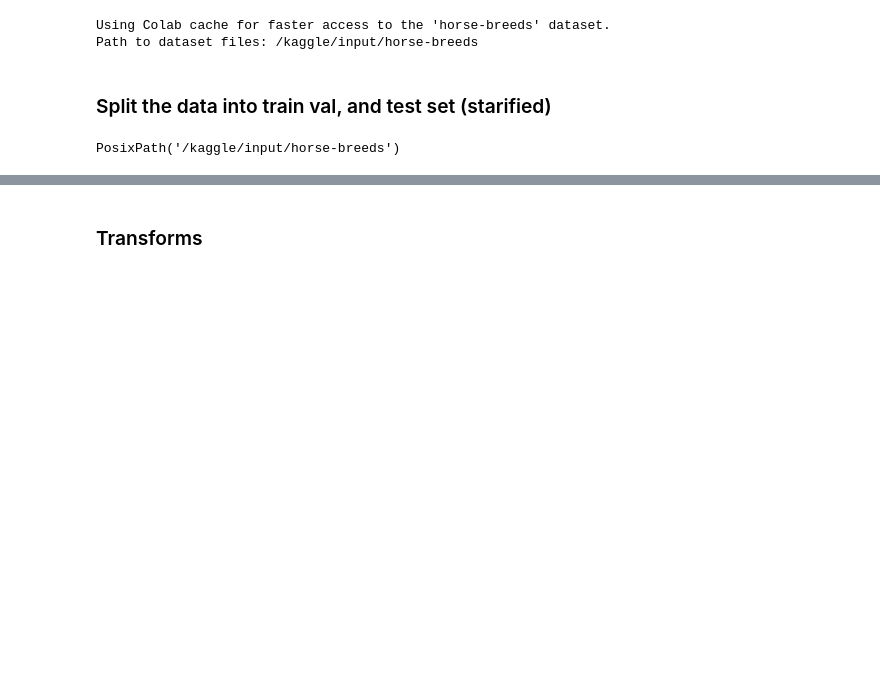
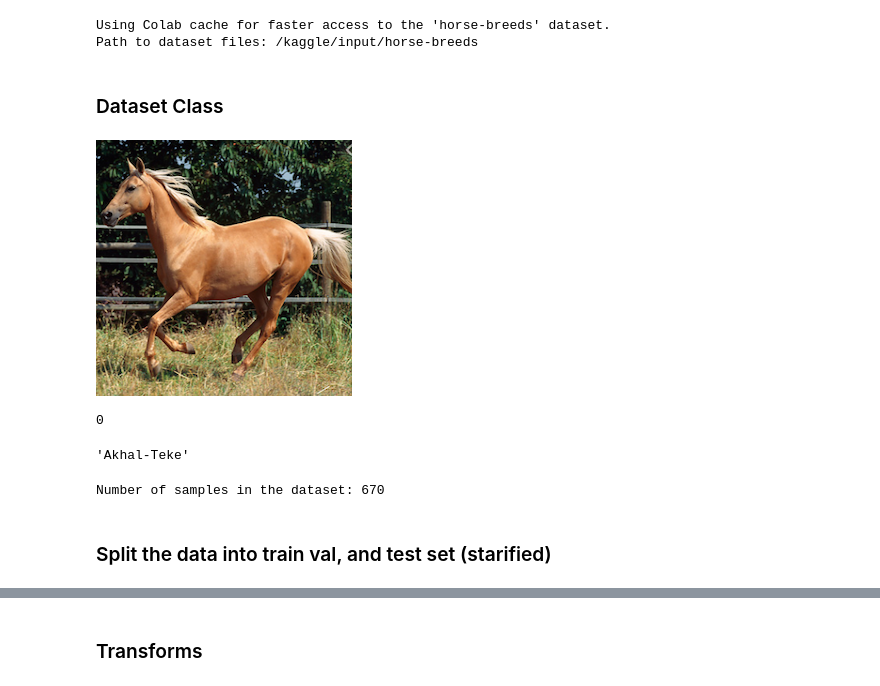
Before and after one commit to fayrouz2/ai-pros-v1-2025, a Jupyter notebook: horse_classification.ipynb, the cells around one changed output, grey strips where cells are left out. Saved outputs shown, nothing was run; the diff lists cells and outputs as text; code cells hidden in the pictures; blank space fills up the shorter version.

Commit message:
Dataset Class

```diff
--- a/horse_classification.ipynb
+++ b/horse_classification.ipynb
@@ -26,9 +26,63 @@ print("Path to dataset files:", path)
 # %% [output]
 Using Colab cache for faster access to the 'horse-breeds' dataset.
 Path to dataset files: /kaggle/input/horse-breeds
+# %% [markdown]
+### Dataset Class
+# %%
+class HorseDataset(Dataset):
+     def __init__(self, root_dir, transform=None):
+          self.root_dir = root_dir
+          self.transform = transform
+          self.images = sorted(os.listdir(root_dir))
+          self.label_map = self.load_labels()
+
+     def __len__(self):
+        return len(self.images)
+
+     def __getitem__(self, idx):
+        filename = self.images[idx]
+        img_path = os.path.join(self.root_dir, filename)
+
+        image = Image.open(img_path).convert("RGB")
+        label = int(filename[:2])-1
+
+        if self.transform:
+            image = self.transform(image)
+
+        return image, label
+
+
+
+     def load_labels(self):
+         label_map = {
+            1: "Akhal-Teke",
+            2: "Appaloosa",
+            3: "Orlov Trotter",
+            4: "Vladimir Heavy Draft",
+            5: "Percheron",
+            6: "Arabian",
+            7: "Friesian",
+        }
+         return label_map
+# %%
+dataset=HorseDataset(path)
+# %%
+img, label = dataset[50]
+# %%
+img
+# %% [output]
+[figure, added]
+# %%
+label
+# %% [output]
+0
+# %%
+dataset.load_labels()[label+1]
+# %% [output]
+'Akhal-Teke'
+# %%
+print(f'Number of samples in the dataset: {len(dataset)}\n')
+# %% [output]
+Number of samples in the dataset: 670
 # %% [markdown]
 ### Split the data into train val, and test set (starified)
-# %%
-path
-# %% [output]
-PosixPath('/kaggle/input/horse-breeds')
```
Also changed, not shown: parts of 1 cell of this notebook, 1 other file.
